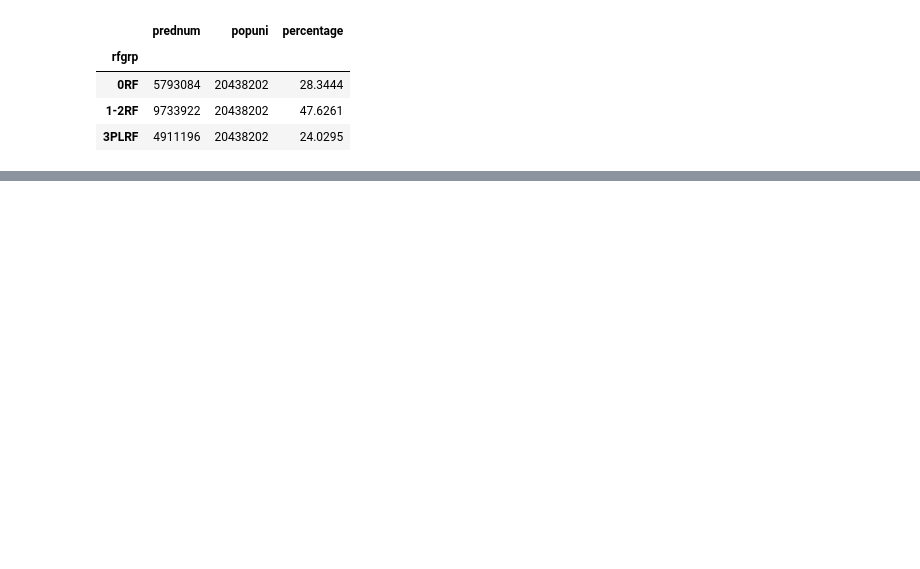
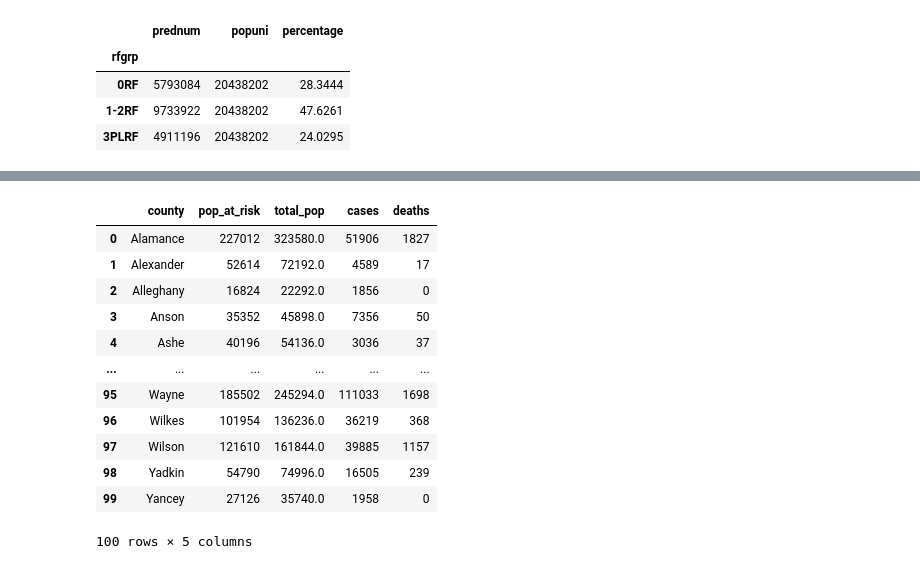
Before and after one commit to colbyhoke/project_1, a Jupyter notebook: covidapi.ipynb, the cells around one changed output, grey strips where cells are left out. Cells and saved outputs as stored; diff of their text form; code cells hidden in the pictures; blank space fills up the shorter version.

```diff
--- a/covidapi.ipynb
+++ b/covidapi.ipynb
@@ -184,0 +171,23 @@ test4_df
+# %%
+# -----------------------
+# Report population, by county, with risk factors
+# That is, drop all 0RF values
+# -----------------------
+
+# Reset the index on nc_county_rf_df so we can combine series
+county_reset_df = nc_county_rf_df.reset_index()
+
+# Drop the row with 0 risk factors
+county_risk = county_reset_df.drop(county_reset_df[county_reset_df['rfgrp'] == '0RF'].index)
+
+
+county_risk_grp = county_risk.groupby('ctname').sum()
+county_risk_grp['popuni'] = county_risk_grp['popuni']/2
+county_risk_grp.reset_index(inplace=True)
+county_risk_grp.rename(columns={'ctname':'county','prednum':'pop_at_risk','popuni':'total_pop'}, inplace=True)
+
+# Clean up the county names, so we can combine data in next step
+county_risk_grp['county'].replace(' County, NC','',regex=True,inplace=True)
+
+# Display dataframe
+county_risk_grp
@@ -184,0 +208,27 @@ test4_df
+# %%
+# -----------------------
+# Combine dataframes from NYTimes data and CRE data
+# -----------------------
+
+# Reset index on covid_county_sorted_df so we can merge on county name
+county_totals = covid_county_sorted_df.reset_index()
+
+# Do the merge
+combined_data = pd.merge(county_risk_grp, county_totals, on='county', how='outer')
+
+# Display the dataframe
+combined_data
+# %% [output]
+|  | county | pop_at_risk | total_pop | cases | deaths |
+| 0 | Alamance | 227012 | 323580.0 | 51906 | 1827 |
+| 1 | Alexander | 52614 | 72192.0 | 4589 | 17 |
+| 2 | Alleghany | 16824 | 22292.0 | 1856 | 0 |
+| 3 | Anson | 35352 | 45898.0 | 7356 | 50 |
+| 4 | Ashe | 40196 | 54136.0 | 3036 | 37 |
+| ... | ... | ... | ... | ... | ... |
+| 95 | Wayne | 185502 | 245294.0 | 111033 | 1698 |
+| 96 | Wilkes | 101954 | 136236.0 | 36219 | 368 |
+| 97 | Wilson | 121610 | 161844.0 | 39885 | 1157 |
+| 98 | Yadkin | 54790 | 74996.0 | 16505 | 239 |
+| 99 | Yancey | 27126 | 35740.0 | 1958 | 0 |
+100 rows × 5 columns
```
Also changed, not shown: parts of 14 cells of this notebook, 1 other file.
